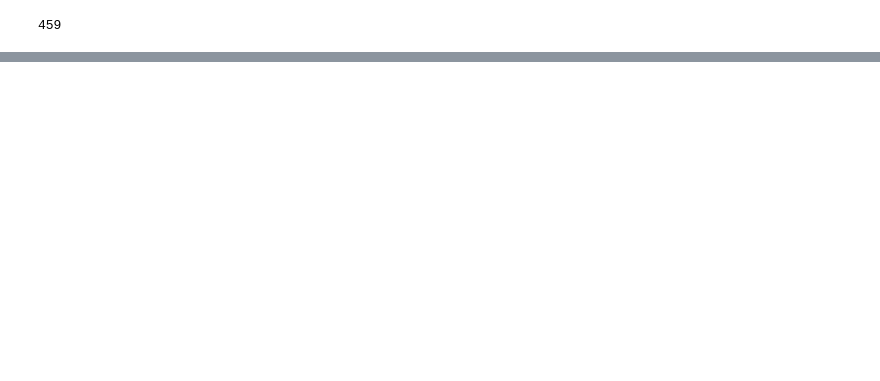
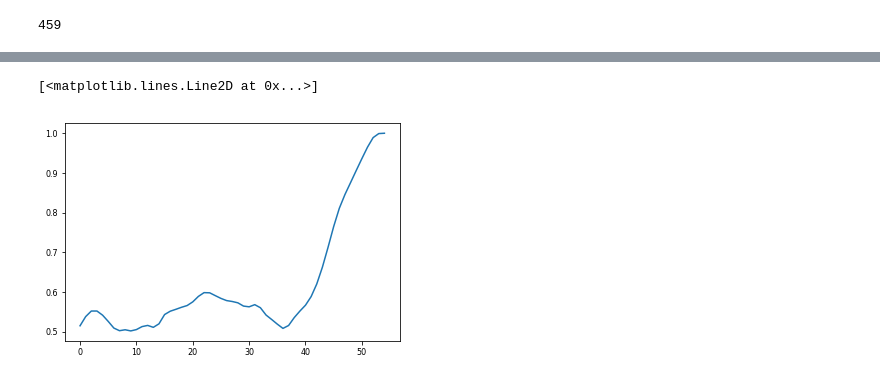
Before and after one commit to jzrolling/IMyG_2, a Jupyter notebook: Notebooks/metrics.ipynb, the cells around one changed output, grey strips where cells are left out. Saved outputs shown, nothing was run; the diff lists cells and outputs as text; code cells hidden in the pictures; blank space fills up the shorter version.

```diff
--- a/Notebooks/metrics.ipynb
+++ b/Notebooks/metrics.ipynb
@@ -229,0 +250,5 @@ m_smoothed[:a].mean(),m_smoothed[a:c].mean(),m_smoothed[c:].mean()
+# %%
+plt.plot(n_array[n_array>0.5])
+# %% [output]
+[<matplotlib.lines.Line2D at 0x...>]
+[figure, added]
```
Also changed, not shown: parts of 69 cells of this notebook, 4 other files.
